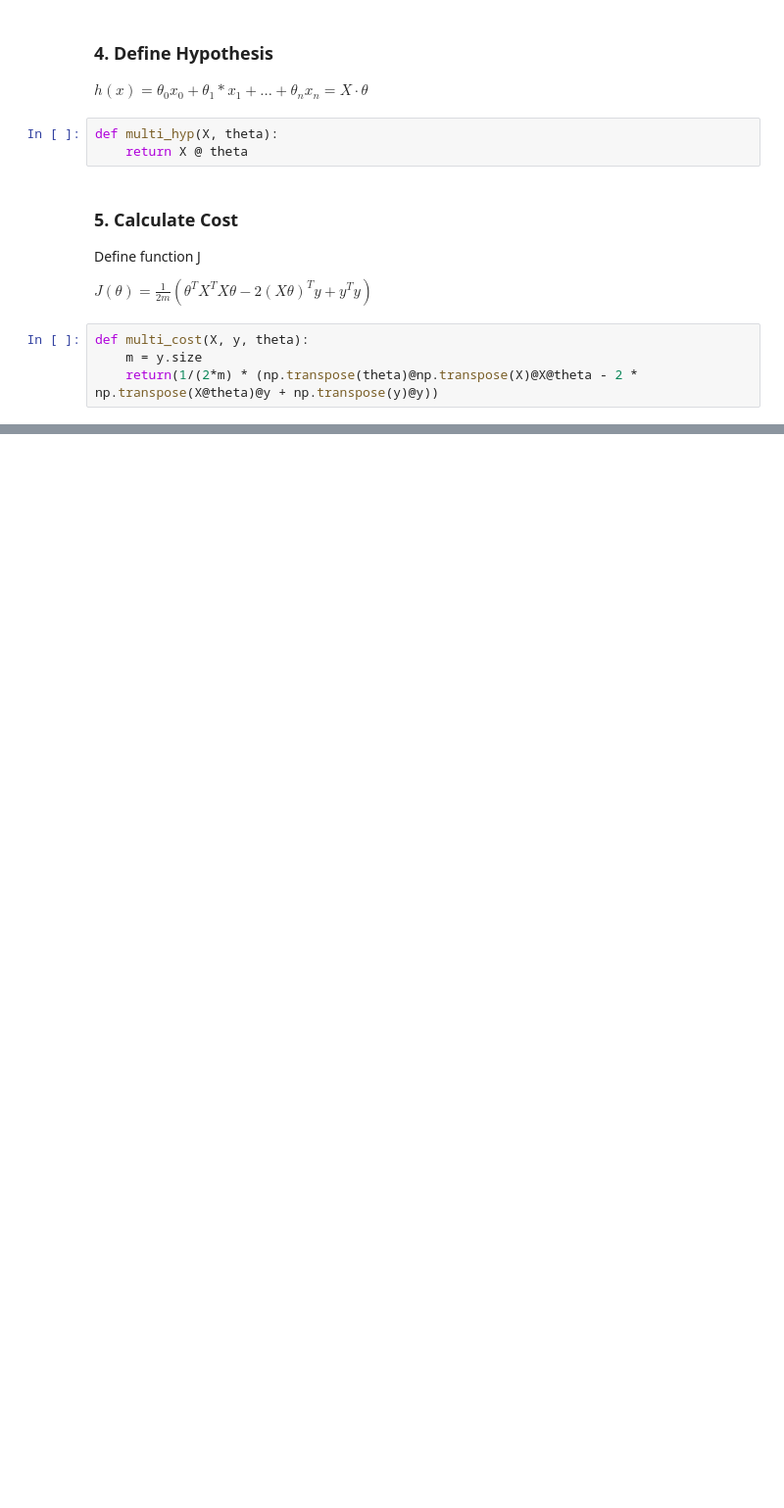
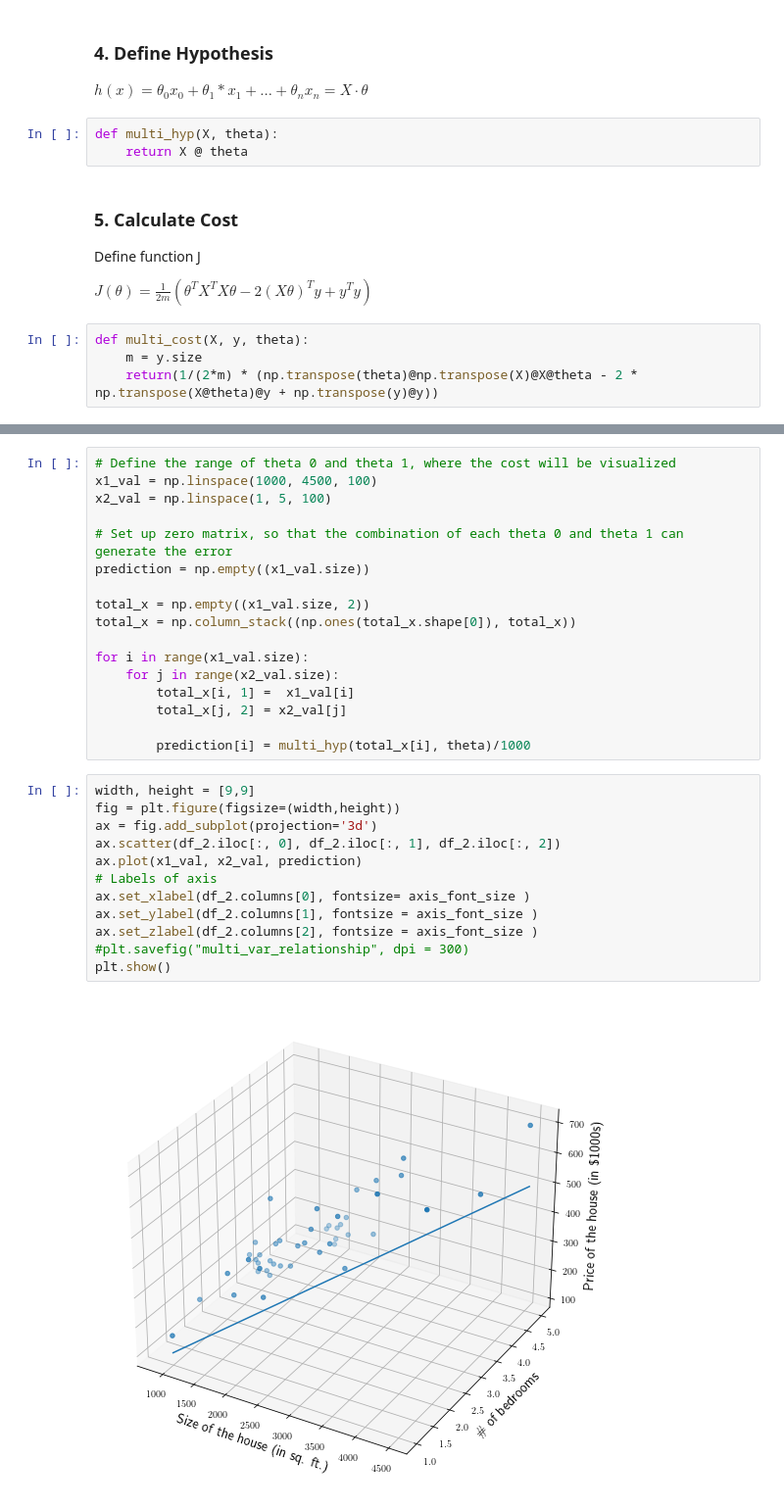
Before and after one commit to Jae0143/linear_regression, a Jupyter notebook: linear_regression_implement.ipynb, the cells around one changed output, grey strips where cells are left out. Shown: that part at 98% size. Drawn from its saved outputs; the diff is of its cells as text; blank space fills up the shorter version.

```diff
--- a/linear_regression_implement.ipynb
+++ b/linear_regression_implement.ipynb
@@ -159,0 +202,31 @@ def multi_cost(X, y, theta):
+# %%
+# Define the range of theta 0 and theta 1, where the cost will be visualized
+x1_val = np.linspace(1000, 4500, 100)
+x2_val = np.linspace(1, 5, 100)
+
+# Set up zero matrix, so that the combination of each theta 0 and theta 1 can generate the error
+prediction = np.empty((x1_val.size))
+
+total_x = np.empty((x1_val.size, 2))
+total_x = np.column_stack((np.ones(total_x.shape[0]), total_x))
+
+for i in range(x1_val.size):
+    for j in range(x2_val.size):
+        total_x[i, 1] =  x1_val[i]
+        total_x[j, 2] = x2_val[j]
+
+        prediction[i] = multi_hyp(total_x[i], theta)/1000
+# %%
+width, height = [9,9]
+fig = plt.figure(figsize=(width,height))
+ax = fig.add_subplot(projection='3d')
+ax.scatter(df_2.iloc[:, 0], df_2.iloc[:, 1], df_2.iloc[:, 2])
+ax.plot(x1_val, x2_val, prediction)
+# Labels of axis
+ax.set_xlabel(df_2.columns[0], fontsize= axis_font_size )
+ax.set_ylabel(df_2.columns[1], fontsize = axis_font_size )
+ax.set_zlabel(df_2.columns[2], fontsize = axis_font_size )
+#plt.savefig("multi_var_relationship", dpi = 300)
+plt.show()
+# %% [output]
+[figure, added]
```
Also changed, not shown: parts of 19 cells of this notebook, 1 other file.
